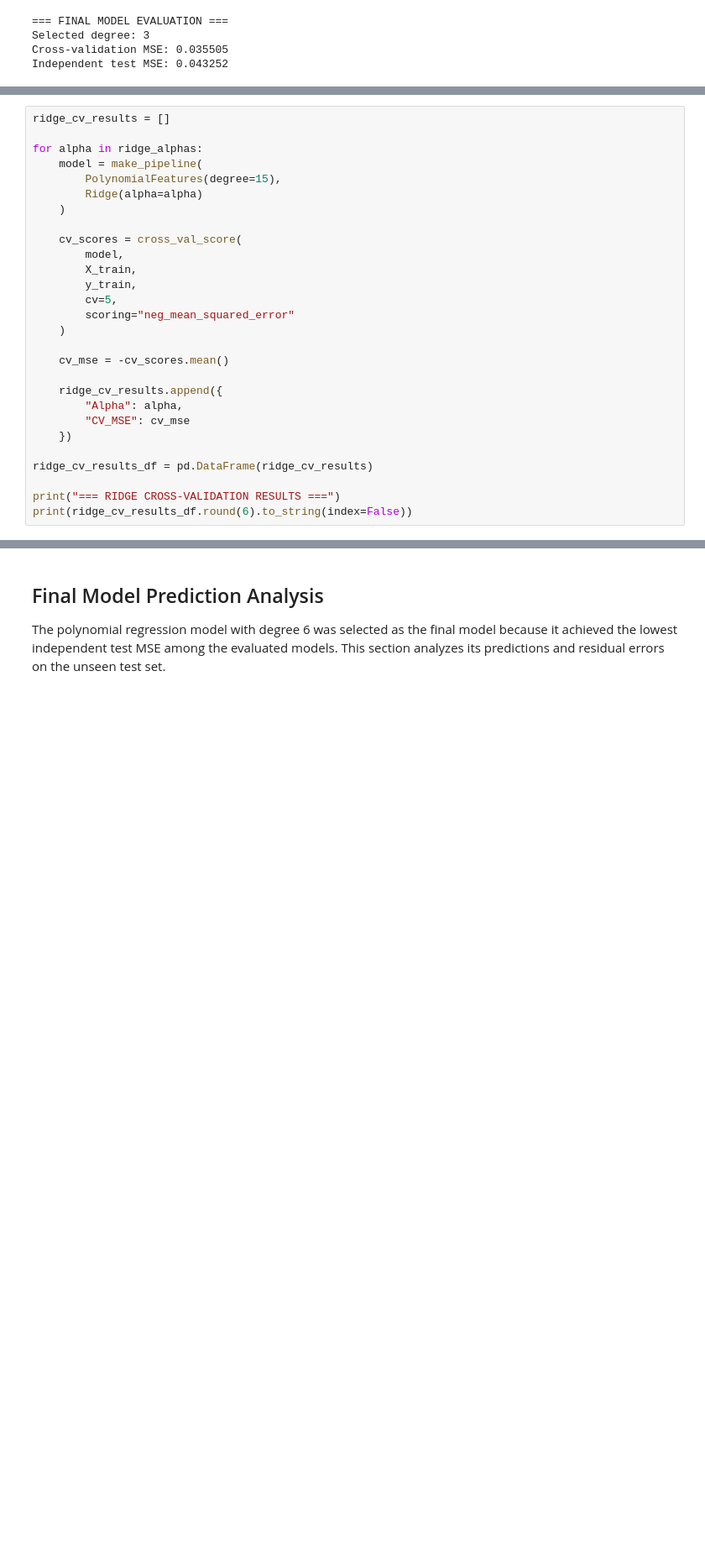
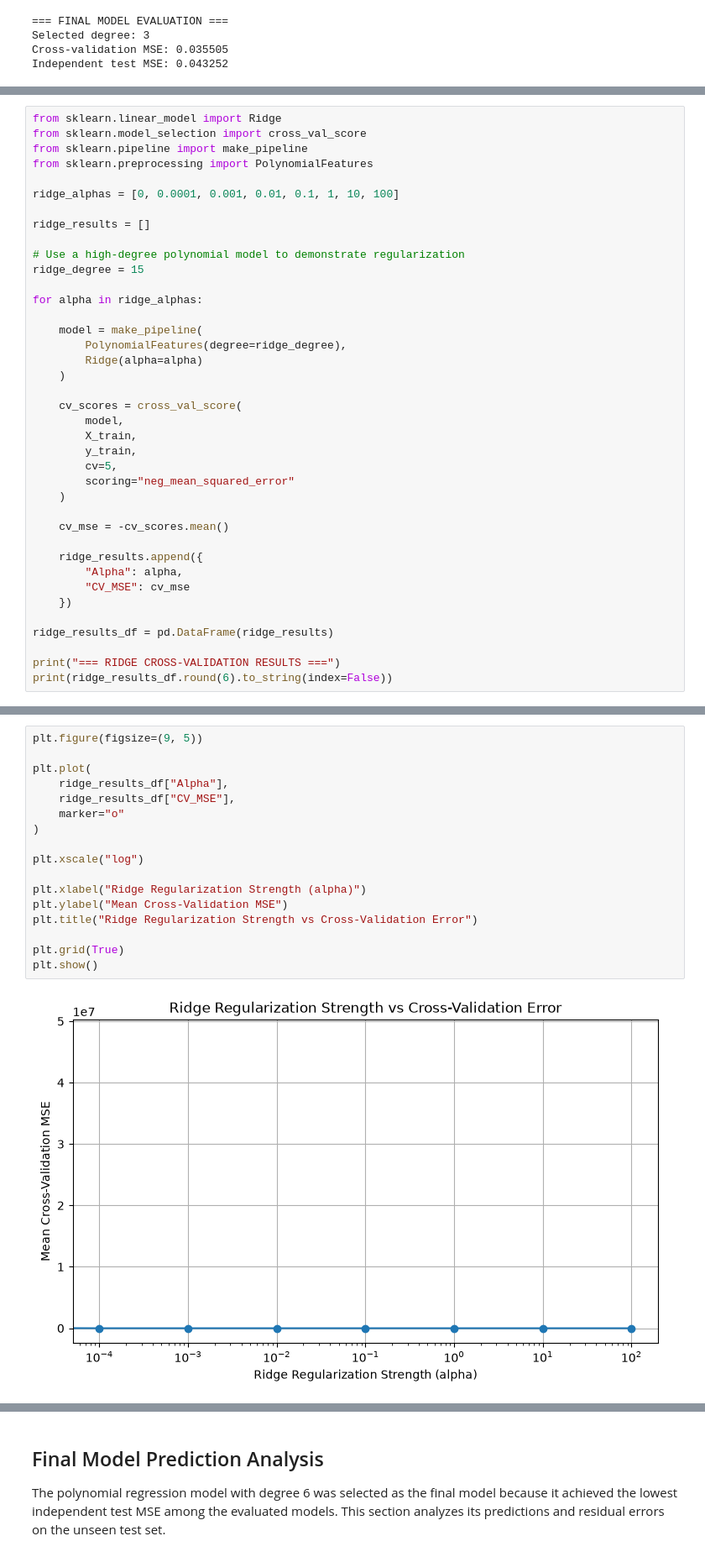
Before and after one commit to pateldhruvil5467-ctrl/bias-variance-tradeoff, a Jupyter notebook: notebooks/bias_variance_analysis.ipynb, the cells around one changed output, grey strips where cells are left out. Shown at 84% size. Saved outputs shown, nothing was run; the diff lists cells and outputs as text; blank space fills up the shorter version.

```diff
--- a/notebooks/bias_variance_analysis.ipynb
+++ b/notebooks/bias_variance_analysis.ipynb
@@ -896,9 +898,20 @@ Cross-validation is used to select the Ridge regularization strength without usi
 # %%
-ridge_cv_results = []
+from sklearn.linear_model import Ridge
+from sklearn.model_selection import cross_val_score
+from sklearn.pipeline import make_pipeline
+from sklearn.preprocessing import PolynomialFeatures
+
+ridge_alphas = [0, 0.0001, 0.001, 0.01, 0.1, 1, 10, 100]
+
+ridge_results = []
+
+# Use a high-degree polynomial model to demonstrate regularization
+ridge_degree = 15
 
 for alpha in ridge_alphas:
+
     model = make_pipeline(
-        PolynomialFeatures(degree=15),
+        PolynomialFeatures(degree=ridge_degree),
         Ridge(alpha=alpha)
     )
 
@@ -912,14 +925,14 @@ for alpha in ridge_alphas:
 
     cv_mse = -cv_scores.mean()
 
-    ridge_cv_results.append({
+    ridge_results.append({
         "Alpha": alpha,
         "CV_MSE": cv_mse
     })
 
-ridge_cv_results_df = pd.DataFrame(ridge_cv_results)
+ridge_results_df = pd.DataFrame(ridge_results)
 
 print("=== RIDGE CROSS-VALIDATION RESULTS ===")
-print(ridge_cv_results_df.round(6).to_string(index=False))
+print(ridge_results_df.round(6).to_string(index=False))
 # %% [output]
 === RIDGE CROSS-VALIDATION RESULTS ===
@@ -956,3 +974,22 @@ Mean CV MSE: 0.038369
+# %%
+plt.figure(figsize=(9, 5))
+
+plt.plot(
+    ridge_results_df["Alpha"],
+    ridge_results_df["CV_MSE"],
+    marker="o"
+)
+
+plt.xscale("log")
+
+plt.xlabel("Ridge Regularization Strength (alpha)")
+plt.ylabel("Mean Cross-Validation MSE")
+plt.title("Ridge Regularization Strength vs Cross-Validation Error")
+
+plt.grid(True)
+plt.show()
+# %% [output]
+[figure, added]
 # %%
 # Train the final Ridge model using the best alpha from cross-validation
 
```
Also changed, not shown: parts of 12 cells of this notebook.
